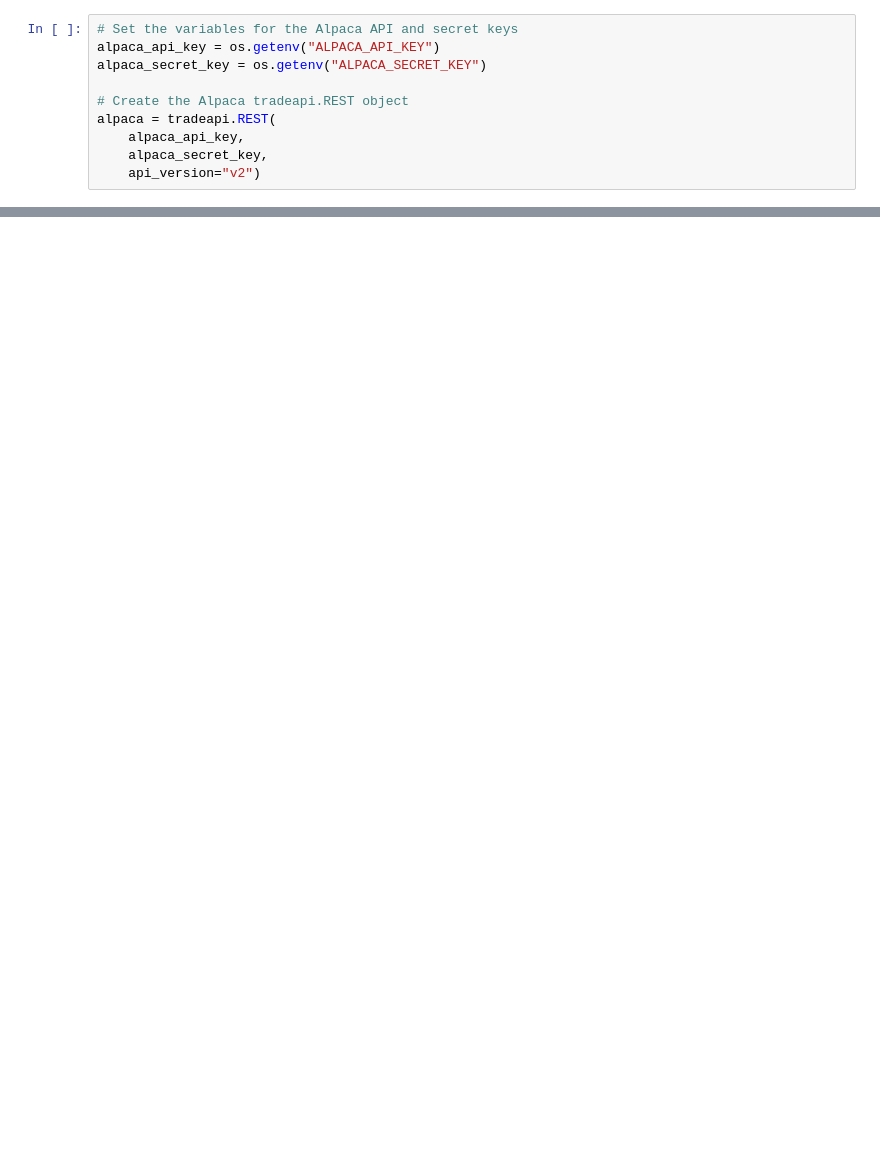
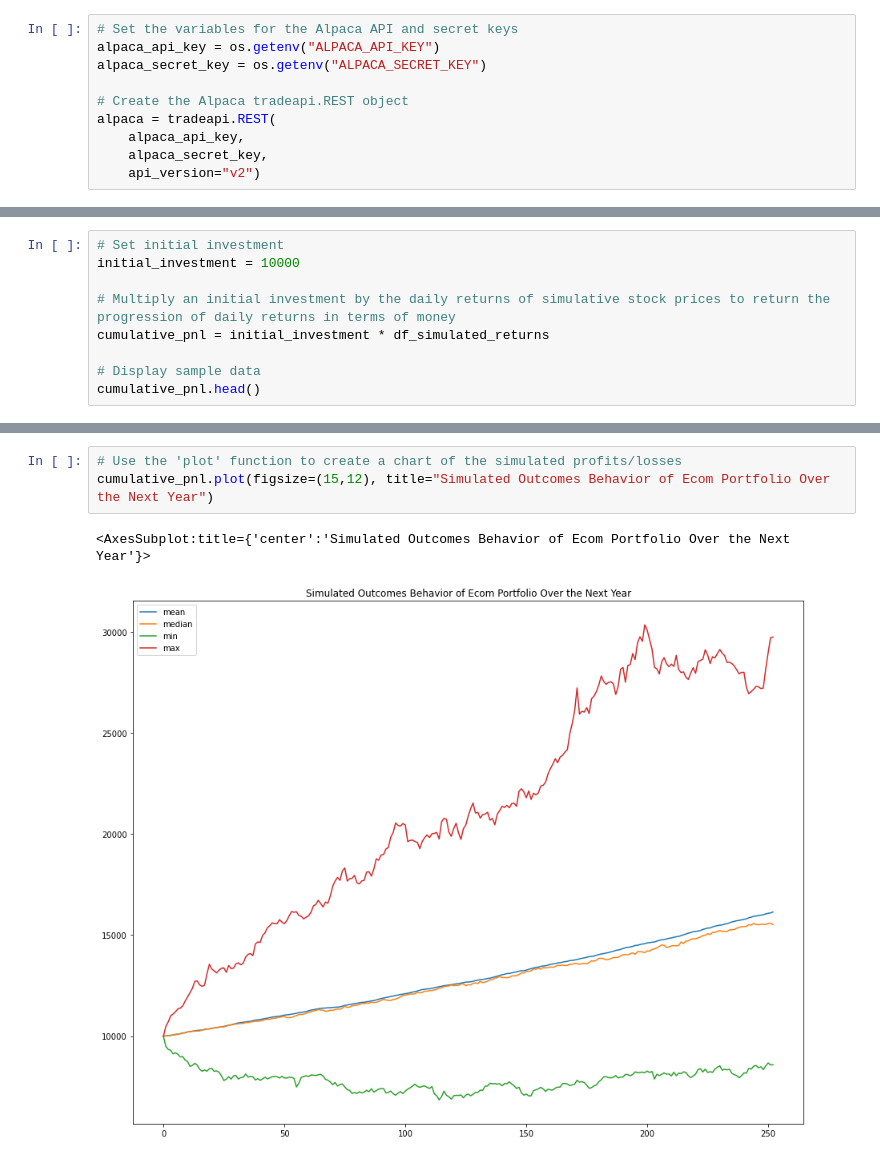
Before and after one commit to jojomani/modern_ecommerce_analysis, a Jupyter notebook: modern_ecom_analysis.ipynb, the cells around one changed output, grey strips where cells are left out. Drawn from its saved outputs; the diff is of its cells as text; blank space fills up the shorter version.

```diff
--- a/modern_ecom_analysis.ipynb
+++ b/modern_ecom_analysis.ipynb
@@ -464,0 +659,9 @@ one_year_simulation.plot_simulation()
+# %%
+# Set initial investment
+initial_investment = 10000
+
+# Multiply an initial investment by the daily returns of simulative stock prices to return the progression of daily returns in terms of money
+cumulative_pnl = initial_investment * df_simulated_returns
+
+# Display sample data
+cumulative_pnl.head()
@@ -464,0 +675,6 @@ one_year_simulation.plot_simulation()
+# %%
+# Use the 'plot' function to create a chart of the simulated profits/losses
+cumulative_pnl.plot(figsize=(15,12), title="Simulated Outcomes Behavior of Ecom Portfolio Over the Next Year")
+# %% [output]
+<AxesSubplot:title={'center':'Simulated Outcomes Behavior of Ecom Portfolio Over the Next Year'}>
+[figure, added]
```
Also changed, not shown: parts of 42 cells of this notebook, 3 other files.
